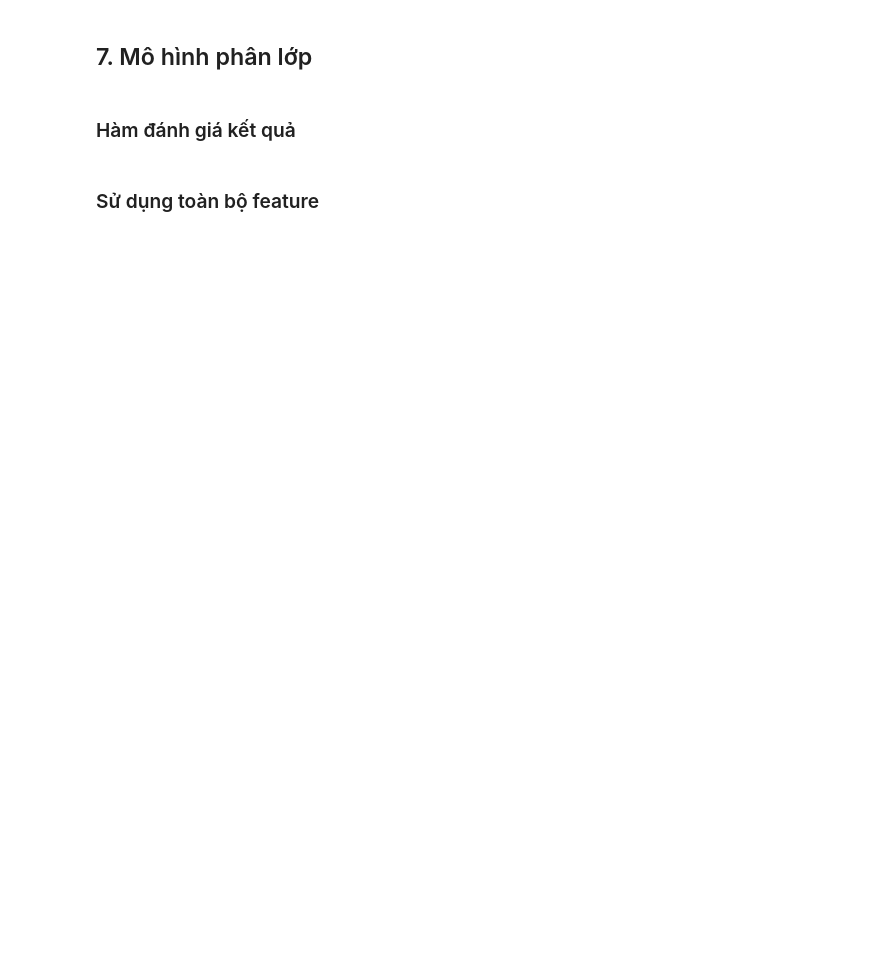
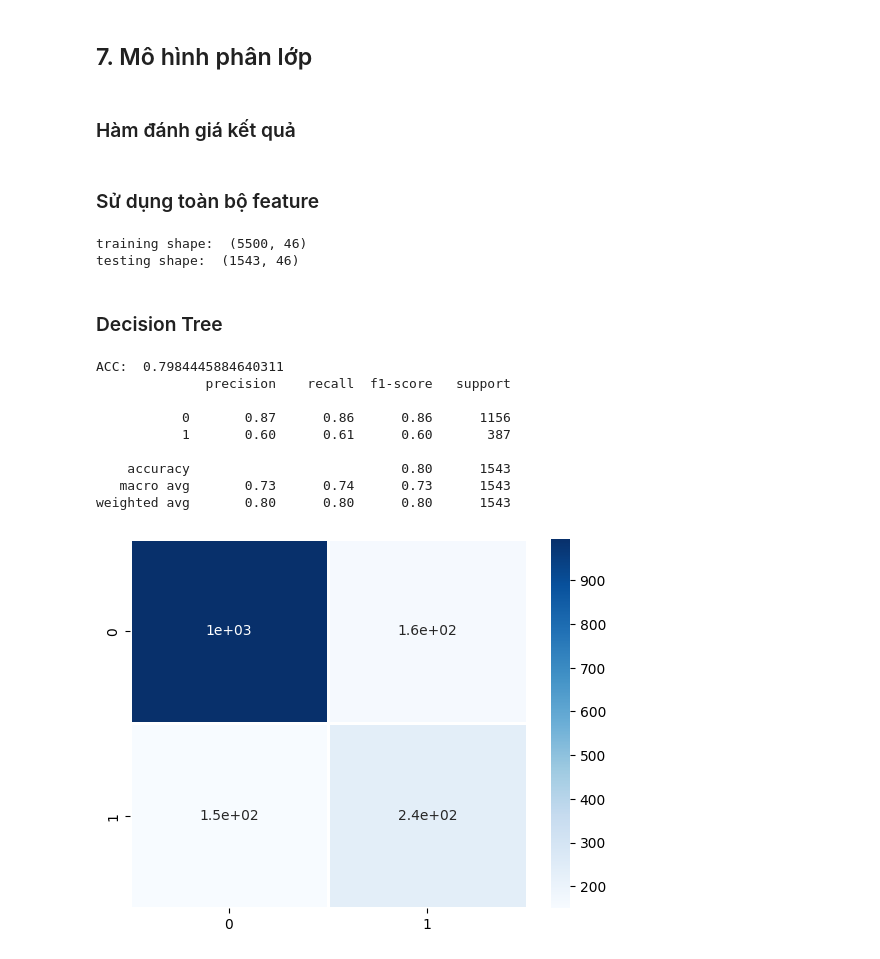
Before and after one commit to cognaiger9/DataMining, a Jupyter notebook: project.ipynb, the cells around one changed output. Drawn from its saved outputs; the diff is of its cells as text; code cells hidden in the pictures; blank space fills up the shorter version.

```diff
--- a/project.ipynb
+++ b/project.ipynb
@@ -409,3 +408,14 @@ x_train_raw = pd.concat([x_train_raw.drop(columns=columns_to_onehot, axis=1), en
+# %%
+def encode_categorical_feature(df, columns):
+    ohe = OneHotEncoder(sparse_output=False)
+    encoded_cols = ohe.fit_transform(df[columns])
+    new_cols_name = ohe.get_feature_names_out(columns)
+    encoded_df = pd.DataFrame(encoded_cols, columns=new_cols_name, index=df.index)
+    df = pd.concat([df.drop(columns=columns, axis=1), encoded_df], axis=1)
+    return df
+# %%
+x_train_raw = encode_categorical_feature(x_train_raw, columns_to_onehot)
+x_test_raw = encode_categorical_feature(x_test_raw, columns_to_onehot)
 # %%
 x_train_raw.head()
 # %% [output]
@@ -423,6 +433,7 @@ scaler = MinMaxScaler(feature_range=(0, 1))
 integral_attribute = ['Age', 'Number of Dependents', 'Number of Referrals', 'Tenure in Months']
 
 x_train_raw[integral_attribute] = scaler.fit_transform(x_train_raw[integral_attribute])
+x_test_raw[integral_attribute] = scaler.fit_transform(x_test_raw[integral_attribute])
 # %%
 x_train_raw[integral_attribute].head()
 # %% [output]
@@ -578,3 +590,35 @@ def visualize_result(model, x_test, y_test):
     sns.heatmap(confusion_matrix(y_test,y_pred),cmap='Blues',annot=True,linewidths=2,linecolor='white')
 # %% [markdown]
 ### Sử dụng toàn bộ feature
+# %%
+# Scaling data using standard scaler
+
+scaler = StandardScaler()
+scaler.fit(x_train_raw)
+x_train_scaled = scaler.transform(x_train_raw)
+x_test_scaled = scaler.transform(x_test_raw)
+
+print('training shape: ', x_train_scaled.shape)
+print('testing shape: ', x_test_scaled.shape)
+# %% [output]
+training shape:  (5500, 46)
+testing shape:  (1543, 46)
+# %% [markdown]
+### Decision Tree
+# %%
+tree = DecisionTreeClassifier(max_depth=15)
+tree.fit(x_train_raw, y_train)
+
+evaluate(tree, x_test_raw, y_test)
+visualize_result(tree, x_test_raw, y_test)
+# %% [output]
+ACC:  0.7984445884640311
+              precision    recall  f1-score   support
+
+           0       0.87      0.86      0.86      1156
+           1       0.60      0.61      0.60       387
+
+    accuracy                           0.80      1543
+   macro avg       0.73      0.74      0.73      1543
+weighted avg       0.80      0.80      0.80      1543
+[figure, added]
```
Also changed, not shown: parts of 41 cells of this notebook.
